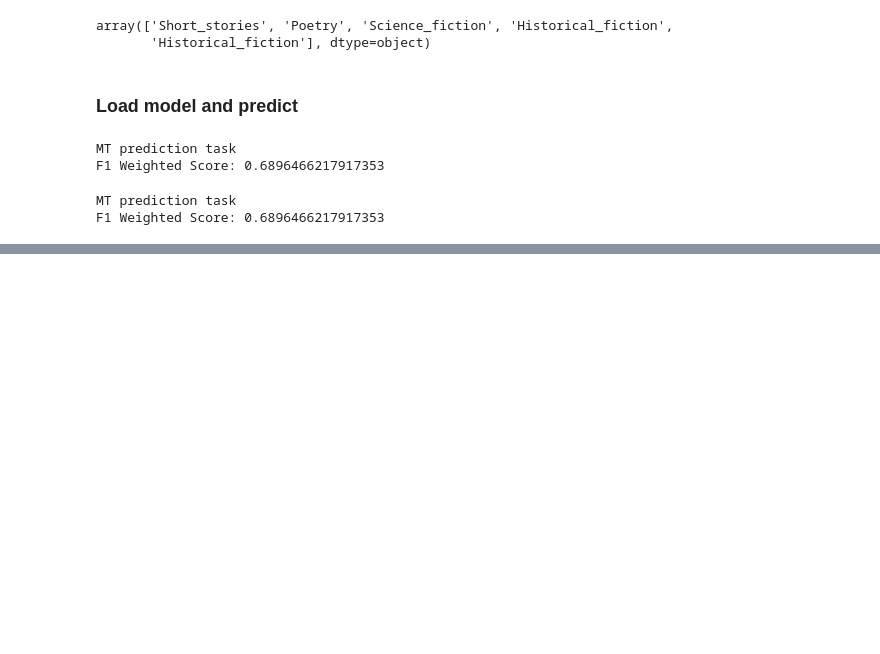
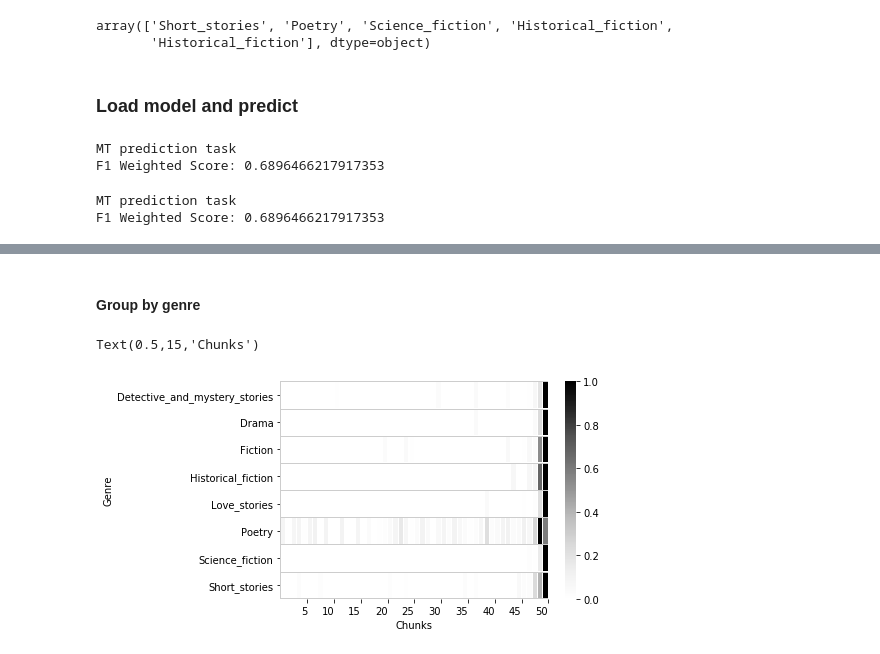
Before and after one commit to sjmaharjan/emotion_flow, a Jupyter notebook: code/EmotionFlow.ipynb, the cells around one changed output, grey strips where cells are left out. Cells and saved outputs as stored; diff of their text form; code cells hidden in the pictures; blank space fills up the shorter version.

```diff
--- a/code/EmotionFlow.ipynb
+++ b/code/EmotionFlow.ipynb
@@ -93,0 +122,4 @@ F1 Weighted Score: 0.6896466217917353
+# %%
+import pandas as pd
+columns= ['chunk_{}'.format(i) for i in range(50)]
+df=pd.DataFrame(attention, columns=columns)
@@ -93,0 +138,5 @@ F1 Weighted Score: 0.6896466217917353
+# %%
+df['Book']=Y_test_books
+df['Genre']=Y_test_Genre
+df['Actual']=Y_test['success_output'].flatten()
+df['Predicted']=Y_test_pred
@@ -93,0 +153,31 @@ F1 Weighted Score: 0.6896466217917353
+# %% [markdown]
+#### Group by genre
+# %%
+genre_mean=df.groupby('Genre').mean()
+# %%
+from sklearn.preprocessing import normalize,minmax_scale
+
+genre_norm_df=genre_mean.copy()
+genre_norm_df[columns]=normalize(genre_mean[columns],axis=1, norm='max')
+
+columns_plot= [x.replace('chunk_','') for x in columns]
+genre_norm_df.rename(columns=dict(zip(columns,columns_plot)), inplace=True)
+# %%
+
+ax=sns.heatmap(genre_norm_df[columns_plot],linewidths=0.05,cmap='Greys',vmin=0, vmax=1,fmt="d",center=0.5)
+# cbar = ax.figure.colorbar(ax.collections[0])
+# cbar(aspect=20)
+ax.hlines([0, 1, 2,3,4,5,6,7], colors='#cdcdcd', linewidth=1, *ax.get_xlim())
+ax.axvline(0, linewidth=1, c='#cdcdcd')
+ax.axhline(8, linewidth=3, c='#cdcdcd')
+# ax.axhline(8, linewidth=3, c='b')
+
+ax.set_xticklabels(ax.get_xticklabels(),rotation=0,ha='right')
+ax.set_ylabel('Genre')
+ax.set(xticks=[5,10,15,20,25,30,35,40,45,50], xticklabels=[5,10,15,20,25,30,35,40,45,50])
+#ax.set_xticklabels([0,5,10,15,20,25,30,35,45,49])
+ax.set_xlabel('Chunks')
+# ax.set_aspect("equal")
+# %% [output]
+Text(0.5,15,'Chunks')
+[figure, added]
```
Also changed, not shown: parts of 10 cells of this notebook.
